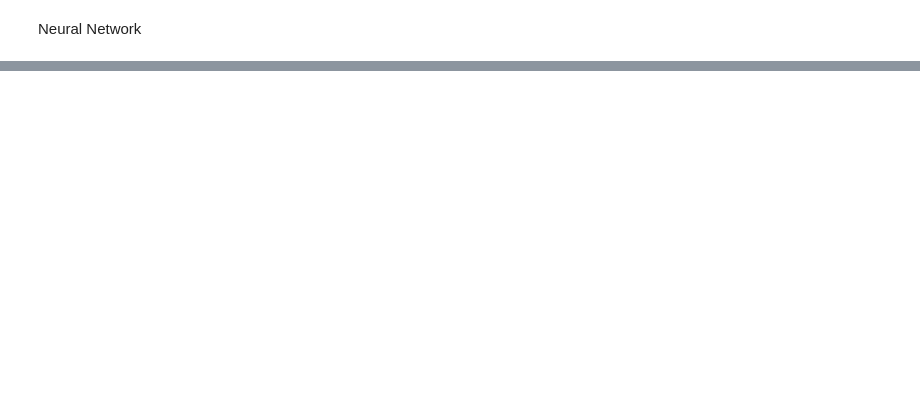
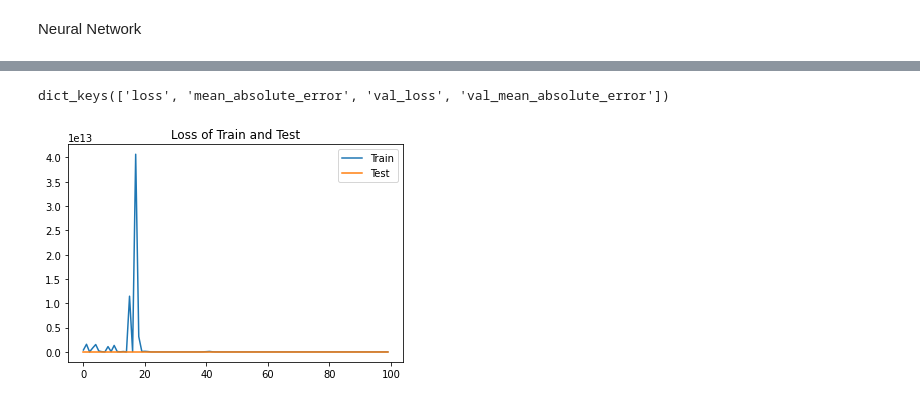
Before and after one commit to vishnu-ko/Predicting_AirBNB, a Jupyter notebook: Modeling_updated.ipynb, the cells around one changed output, grey strips where cells are left out. Saved outputs shown, nothing was run; the diff lists cells and outputs as text; code cells hidden in the pictures; blank space fills up the shorter version.

```diff
--- a/Modeling_updated.ipynb
+++ b/Modeling_updated.ipynb
@@ -196,8 +229,8 @@ bag_pipe = Pipeline([
 
 bag_params = {
     'bag__n_estimators': [11,13,15],
-    'bag__max_samples': [0.65, 0.75, 0.85],
-    'bag__max_features': [0.65, 0.75, 0.85],
+    'bag__max_samples': [0.25, 0.50, 0.75, 0.80],
+    'bag__max_features': [0.25, 0.50,0.65, 0.75, 0.85],
 }
 
 bag_gs = GridSearchCV(bag_pipe, param_grid = bag_params)
@@ -227,10 +264,10 @@ rf_pipe = Pipeline([
 ])
 
 rf_params = {
-    'rf__n_estimators': [50, 75, 100, 150],
-    'rf__max_depth': [5, 7, 9],
+    'rf__n_estimators': [50, 75, 100, 150, 200],
+    'rf__max_depth': [5, 7, 9, 15],
     'rf__max_features': ['sqrt', 1],
-    'rf__max_samples': [0.65, 0.75, 0.85],
+    'rf__max_samples': [0.25,0.50, 0.75, 0.95],
 }
 
 rf_gs = GridSearchCV(rf_pipe, param_grid = rf_params)
@@ -267,15 +308,17 @@ X_test_ss = ss.transform(X_test)
 # %%
 
 nn = Sequential()
-nn.add(Dense(128, input_shape=(X_train.shape[1],), activation='relu'))
-nn.add(Dense(256, activation='relu'))
-nn.add(Dense(256, activation='relu'))
-nn.add(Dense(1, activation='linear'))
+nn.add(Dense(256, input_shape=(X_train.shape[1],), activation='relu'))
+nn.add(Dense(128, activation='relu'))
+nn.add(Dense(64, activation='relu'))
+nn.add(Dense(31, activation='relu'))
+nn.add(Dense(16, activation='relu'))
+nn.add(Dense(1, None))
 
 # Compiling the model
 nn.compile(loss='mean_squared_error',
             optimizer='adam',
-            metrics=['mean_squared_error'])
+            metrics=['mean_absolute_error'])
 
 # Model summary
 print(nn.summary())
@@ -299,10 +341,10 @@ Non-trainable params: 0
 _________________________________________________________________
 None
 # %%
-nn2_history = nn2.fit(X_train,
+nn_history = nn.fit(X_train,
                   y_train,
                   epochs=100,
                   batch_size=256,
-                  validation_split = 0.1)
+                  validation_split = 0.2)
 # %% [output]
 Epoch 1/100
@@ -324,0 +367,11 @@ Epoch 73/100
+# %%
+nn_history.history.keys()
+# %% [output]
+dict_keys(['loss', 'mean_absolute_error', 'val_loss', 'val_mean_absolute_error'])
+# %%
+plt.plot(nn_history.history['loss'], label = 'Train')
+plt.plot(nn_history.history['val_loss'], label = 'Test')
+plt.title('Loss of Train and Test')
+plt.legend();
+# %% [output]
+[figure, added]
```
Also changed, not shown: parts of 50 cells of this notebook, 2 other files.
